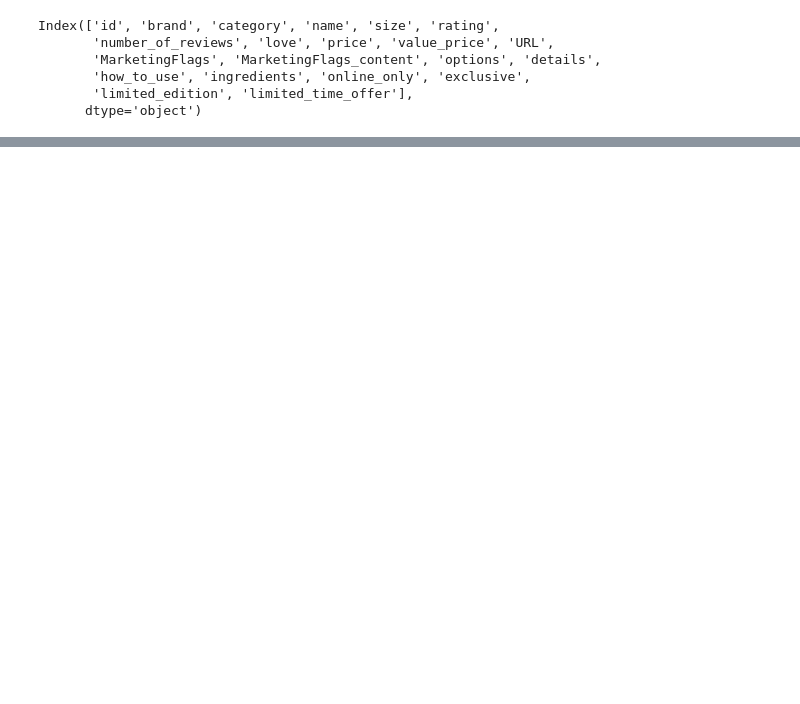
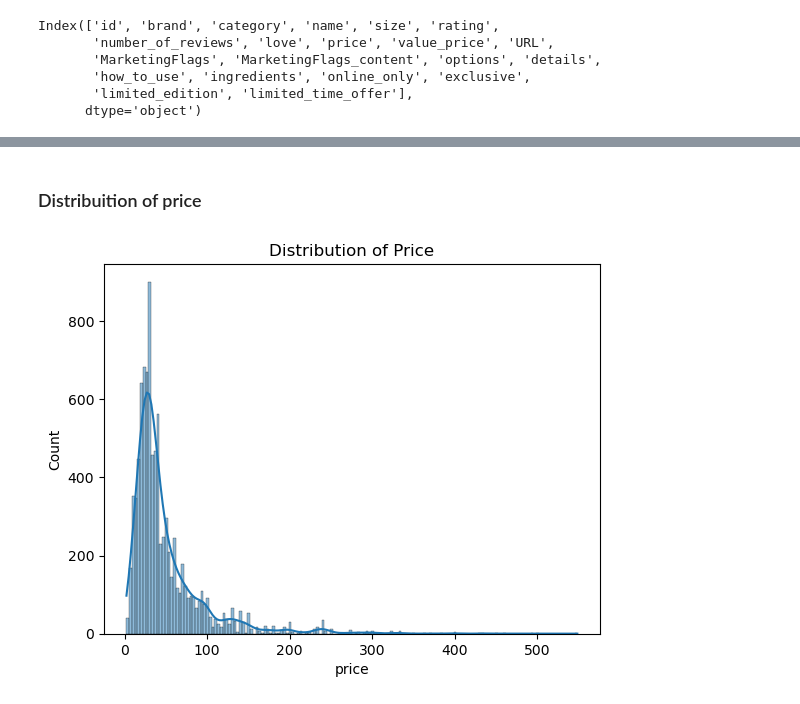
Before and after one commit to LeoH10462/Sephora, a Jupyter notebook: sephora.ipynb, the cells around one changed output, grey strips where cells are left out. Cells and saved outputs as stored; diff of their text form; code cells hidden in the pictures; blank space fills up the shorter version.

```diff
--- a/sephora.ipynb
+++ b/sephora.ipynb
@@ -25,0 +72,8 @@ Index(['id', 'brand', 'category', 'name', 'size', 'rating',
+# %% [markdown]
+### Distribuition of price
+# %%
+sns.histplot(df['price'], kde =True)
+plt.title('Distribution of Price')
+plt.show()
+# %% [output]
+[figure, added]
```
Also changed, not shown: parts of 7 cells of this notebook.
